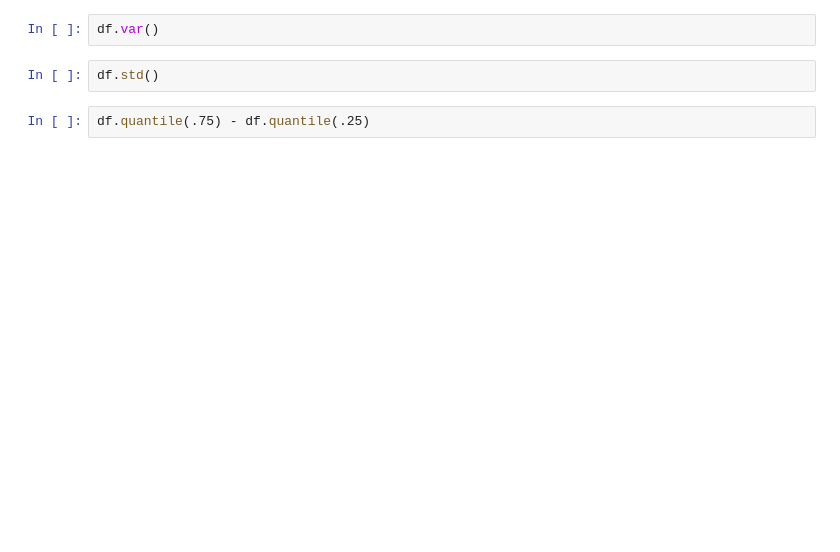
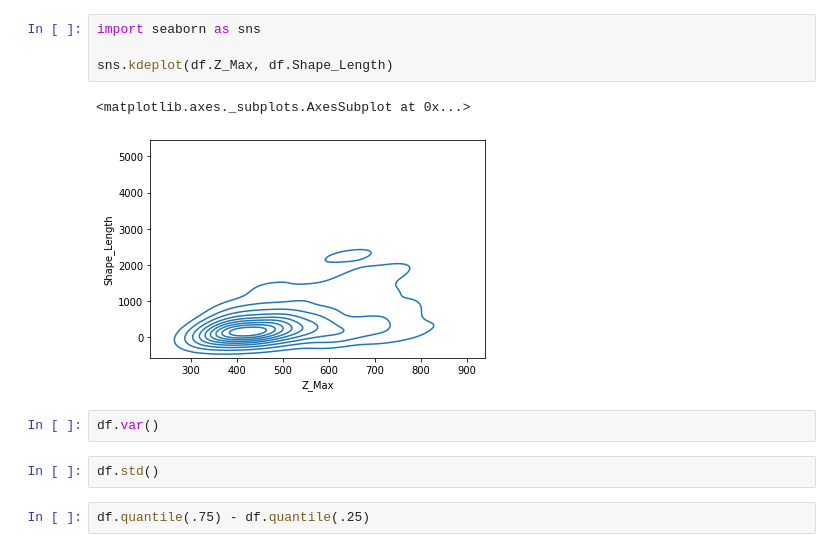
Before and after one commit to thepisgahgeographer/PythonUnitTesting, a Jupyter notebook: Data_Science/test.ipynb, the cells around one changed output. Cells and saved outputs as stored; diff of their text form; blank space fills up the shorter version.

Commit message:
SeabornAdditions

```diff
--- a/Data_Science/test.ipynb
+++ b/Data_Science/test.ipynb
@@ -16,3 +47,10 @@ lists
+# %%
+import seaborn as sns
+
+sns.kdeplot(df.Z_Max, df.Shape_Length)
+# %% [output]
+<matplotlib.axes._subplots.AxesSubplot at 0x...>
+[figure, added]
 # %%
 df.var()
 # %%
```
Also changed, not shown: parts of 12 cells of this notebook.
